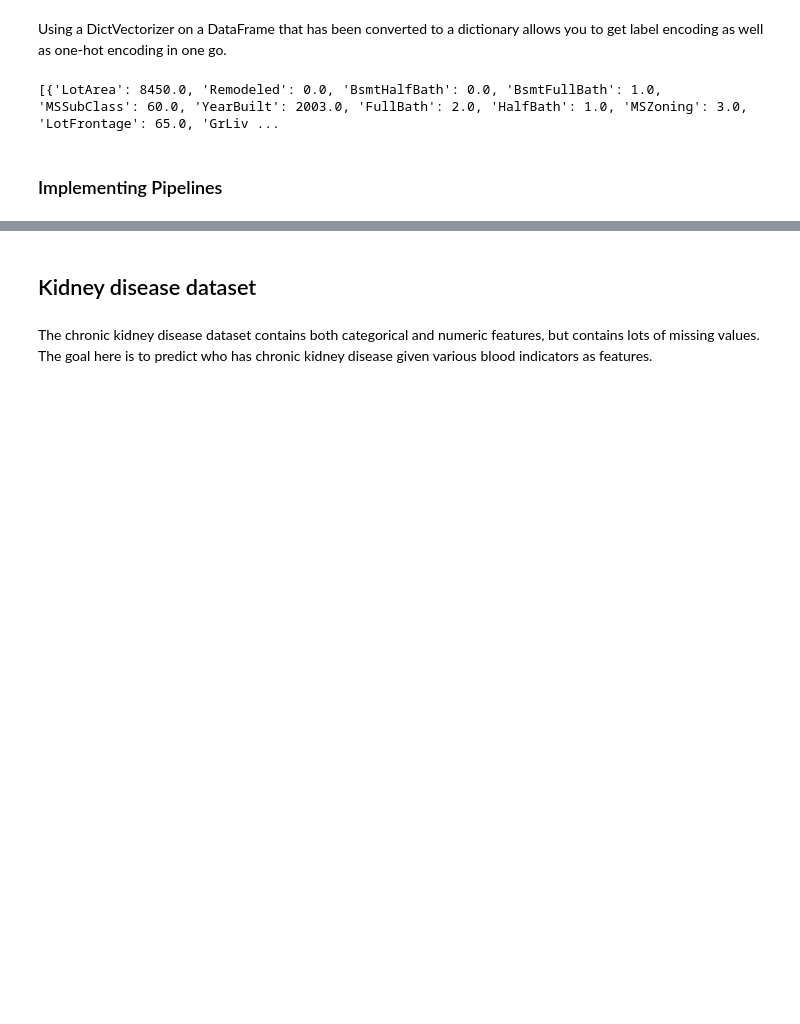
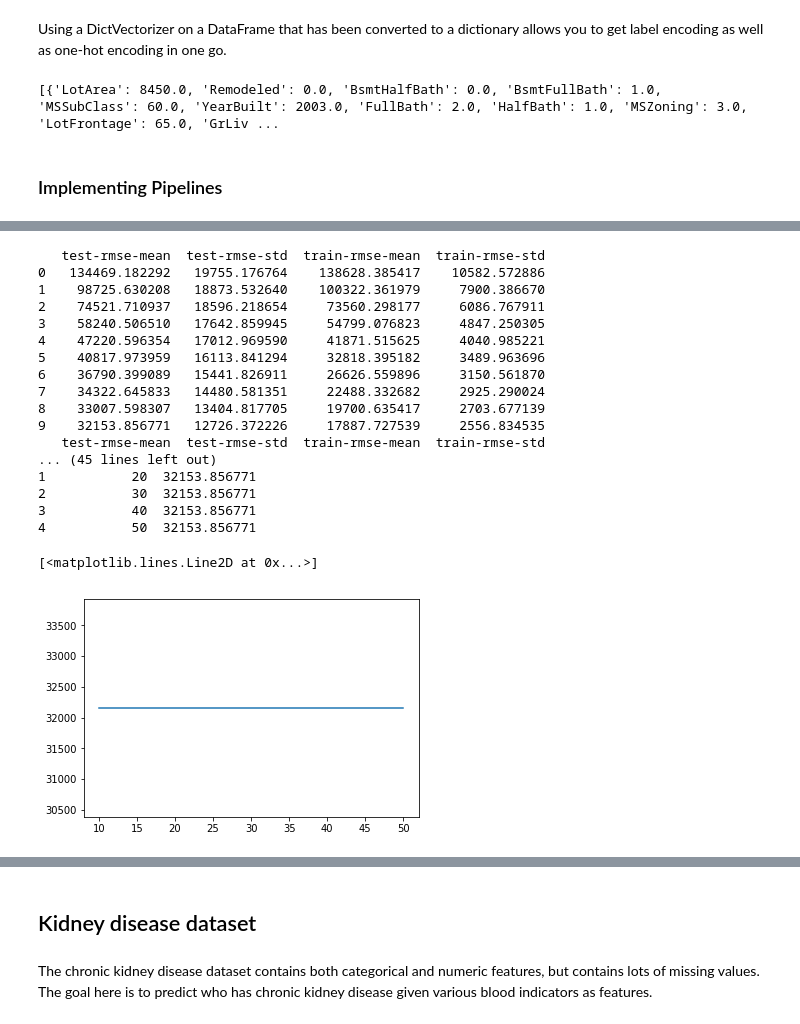
Before and after one commit to avs20/MSIT_ML_CLASS, a Jupyter notebook: Machine Learning/XGBoost.ipynb, the cells around one changed output, grey strips where cells are left out. Saved outputs shown, nothing was run; the diff lists cells and outputs as text; code cells hidden in the pictures; blank space fills up the shorter version.

Commit message:
Uploading XGboost file

```diff
--- a/Machine Learning/XGBoost.ipynb
+++ b/Machine Learning/XGBoost.ipynb
@@ -346,0 +412,48 @@ TypeError: fit_transform() takes 2 positional arguments but 3 were given
+# %%
+import xgboost as xgb
+n_estimator = [10,20,30,40,50]
+
+params = {
+    "objective" : "reg:linear",
+    "max_depth" :  5
+}
+
+
+best_rmse = []
+
+datamatrix = xgb.DMatrix(data=final_data, label=final_label)
+
+
+
+for depth in n_estimator:
+    clf = xgb.XGBRegressor()
+    params["n_estimators"] = depth
+    cv_results = xgb.cv( dtrain=datamatrix, params = params, folds=4, num_boost_round = 10, metrics="rmse", seed=123, as_pandas=True)
+    print(cv_results)
+    best_rmse.append(cv_results["test-rmse-mean"].tail().values[-1])
+
+#     clf.fit(final_data, final_label)
+
+print(pd.DataFrame(list(zip(n_estimator, best_rmse)), columns=["n_estimator","best_rmse"]))
+
+plt.plot(n_estimator, best_rmse)
+# %% [output]
+   test-rmse-mean  test-rmse-std  train-rmse-mean  train-rmse-std
+0   134469.182292   19755.176764    138628.385417    10582.572886
+1    98725.630208   18873.532640    100322.361979     7900.386670
+2    74521.710937   18596.218654     73560.298177     6086.767911
+3    58240.506510   17642.859945     54799.076823     4847.250305
+4    47220.596354   17012.969590     41871.515625     4040.985221
+5    40817.973959   16113.841294     32818.395182     3489.963696
+6    36790.399089   15441.826911     26626.559896     3150.561870
+7    34322.645833   14480.581351     22488.332682     2925.290024
+8    33007.598307   13404.817705     19700.635417     2703.677139
+9    32153.856771   12726.372226     17887.727539     2556.834535
+   test-rmse-mean  test-rmse-std  train-rmse-mean  train-rmse-std
+... (45 lines left out)
+1           20  32153.856771
+2           30  32153.856771
+3           40  32153.856771
+4           50  32153.856771
+[<matplotlib.lines.Line2D at 0x...>]
+[figure, added]
```
Also changed, not shown: parts of 11 cells of this notebook.
